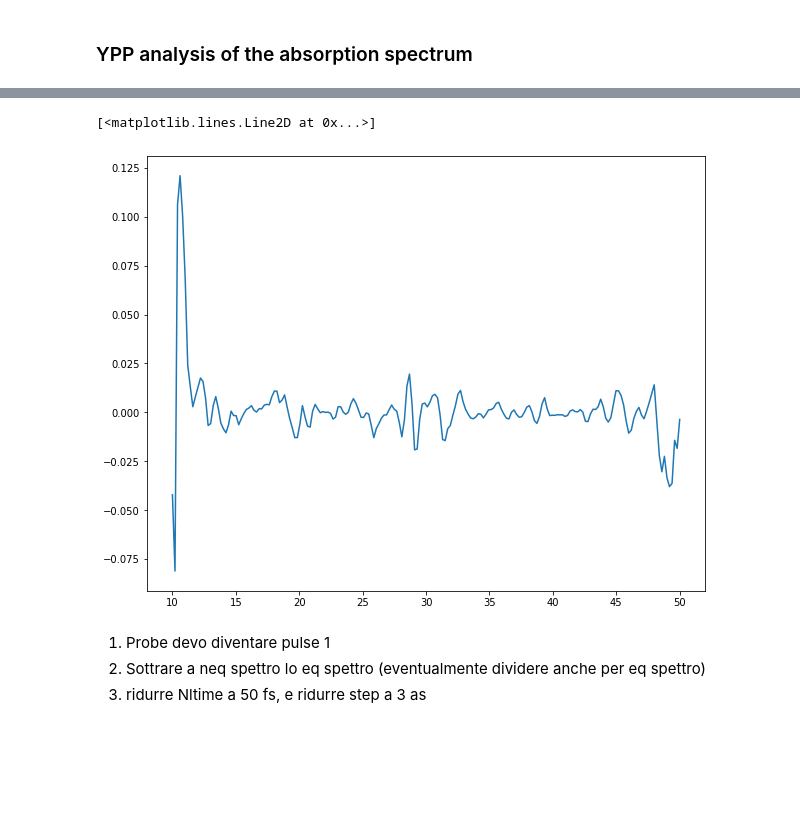
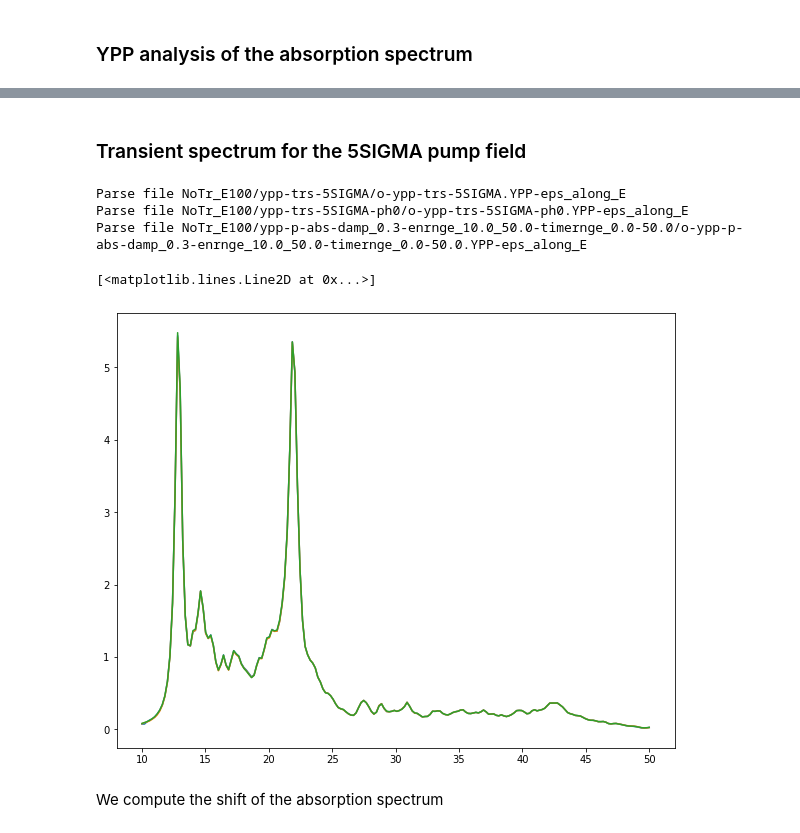
Before and after one commit to marcodalessandro76/LiF, a Jupyter notebook: Transient_Absorption.ipynb, the cells around one changed output, grey strips where cells are left out. Saved outputs shown, nothing was run; the diff lists cells and outputs as text; code cells hidden in the pictures; blank space fills up the shorter version.

```diff
--- a/Transient_Absorption.ipynb
+++ b/Transient_Absorption.ipynb
@@ -861,10 +909,32 @@ deps = (eps_Ppmp-eps_p)/eps_p
+# %% [markdown]
+### Transient spectrum for the 5SIGMA pump field
+# %%
+data=P.YamboOutputParser.from_file('NoTr_E100/ypp-trs-5SIGMA/o-ypp-trs-5SIGMA.YPP-eps_along_E')
+data_ph0=P.YamboOutputParser.from_file('NoTr_E100/ypp-trs-5SIGMA-ph0/o-ypp-trs-5SIGMA-ph0.YPP-eps_along_E')
+data_probe=P.YamboOutputParser.from_file('NoTr_E100/ypp-p-abs-damp_0.3-enrnge_10.0_50.0-timernge_0.0-50.0/o-ypp-p-abs-damp_0.3-enrnge_10.0_50.0-timernge_0.0-50.0.YPP-eps_along_E')
+#data_dPint = P.YamboOutputParser.from_file('NoTr_E100/ypp-trs-abs-damp_0.3-enrnge_10.0_50.0-timernge_0.0-50.0-double_Pint/o-ypp-trs-abs-damp_0.3-enrnge_10.0_50.0-timernge_0.0-50.0-double_Pint.YPP-eps_along_E')
+# %% [output]
+Parse file NoTr_E100/ypp-trs-5SIGMA/o-ypp-trs-5SIGMA.YPP-eps_along_E
+Parse file NoTr_E100/ypp-trs-5SIGMA-ph0/o-ypp-trs-5SIGMA-ph0.YPP-eps_along_E
+Parse file NoTr_E100/ypp-p-abs-damp_0.3-enrnge_10.0_50.0-timernge_0.0-50.0/o-ypp-p-abs-damp_0.3-enrnge_10.0_50.0-timernge_0.0-50.0.YPP-eps_along_E
+# %%
+eng = data['YPP-eps_along_E']['col1']
+eps2_trs = data['YPP-eps_along_E']['col2']
+eps1_trs = data['YPP-eps_along_E']['col5']
+eps2_trs_ph0 = data_ph0['YPP-eps_along_E']['col2']
+eps1_trs_ph0 = data_ph0['YPP-eps_along_E']['col5']
+#eps2_trs_dPint = data_dPint['YPP-eps_along_E']['col2']
+#eps1_trs_dPint = data_dPint['YPP-eps_along_E']['col5']
+eps2_eq = data_probe['YPP-eps_along_E']['col2']
+eps1_eq = data_probe['YPP-eps_along_E']['col5']
 # %%
 fig, ax = plt.subplots(figsize=(10, 8))
-plt.plot(eng_Ppmp,deps)
+plt.plot(eng,eps2_trs)
+plt.plot(eng,eps2_trs_ph0)
+#plt.plot(eng,eps2_trs_dPint)
+plt.plot(eng,eps2_eq)
 # %% [output]
 [<matplotlib.lines.Line2D at 0x...>]
-[figure, old version]
+[figure, new version]
-# %% [markdown]
-1) Probe devo diventare pulse 1
-2) Sottrare a neq spettro lo eq spettro (eventualmente dividere anche per eq spettro)
-3) ridurre Nltime a 50 fs, e ridurre step a 3 as
+# %% [markdown]
+We compute the shift of the absorption spectrum
```
Also changed, not shown: parts of 62 cells of this notebook.
